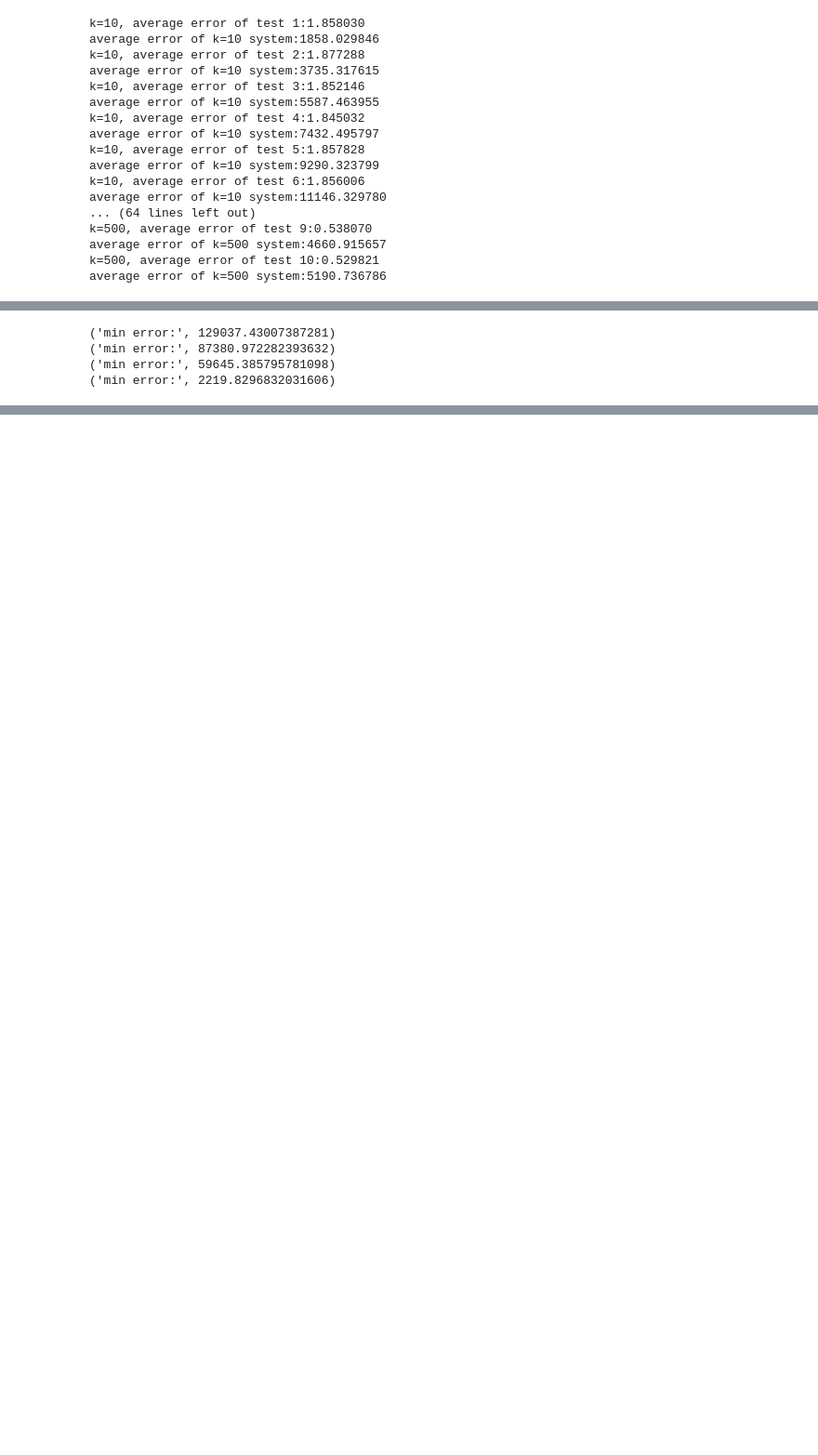
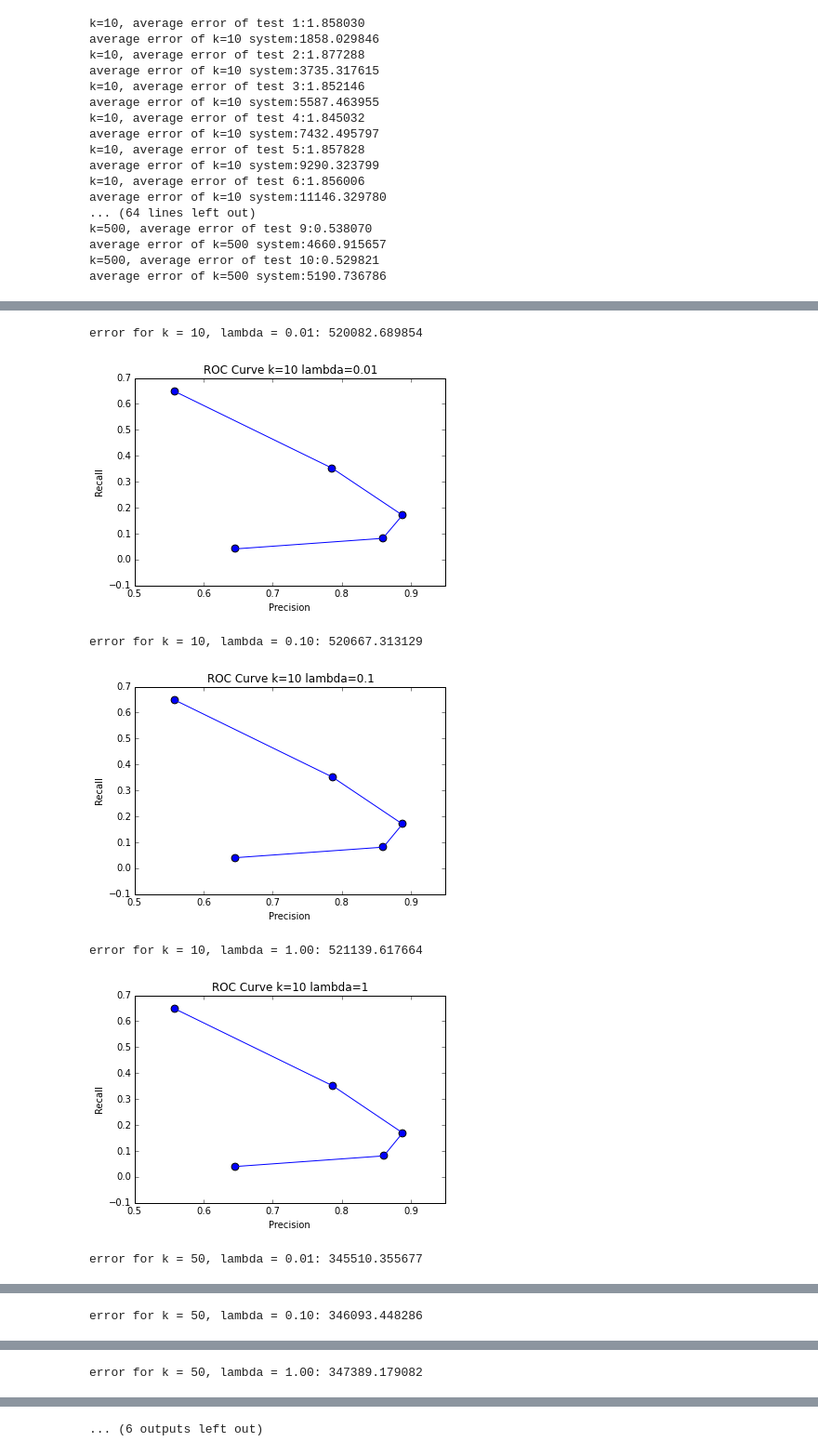
Before and after one commit to hc934/EE_219, a Jupyter notebook: hw3.ipynb, the cells around one changed output, grey strips where cells are left out. Shown at 93% size. Drawn from its saved outputs; the diff is of its cells as text; code cells hidden in the pictures; blank space fills up the shorter version.

```diff
--- a/hw3.ipynb
+++ b/hw3.ipynb
@@ -278,26 +303,32 @@ for k in (10, 50, 100, 500):
 # %%
-m, n = R_1.shape
+m, n = R.shape
 n_iterations = 100
 min_error = np.inf
-lmbda = 0.1
-for k in (10, 50, 100, 500):
-    U = 5 * np.random.rand(m, k)
-    V = 5 * np.random.rand(k, n)
-    errors = []
-    for it in range(n_iterations):
-        U = np.linalg.solve(np.dot(V, V.T) + lmbda * np.eye(k), np.dot(V, R_1.T)).T
-        V = np.linalg.solve(np.dot(U.T, U) + lmbda * np.eye(k), np.dot(U.T, R_1))
-        error = get_error(R_1, U, V, W_1)
-        errors.append(error)
+for k in (10, 50, 100):
+    for lmbda in (0.01, 0.1, 1):
+        U = 5 * np.random.rand(m, k)
+        V = 5 * np.random.rand(k, n)
+        errors = []
+        for it in range(n_iterations):
+            U = np.linalg.solve(np.dot(V, V.T) + lmbda * np.eye(k), np.dot(V, R.T)).T
+            V = np.linalg.solve(np.dot(U.T, U) + lmbda * np.eye(k), np.dot(U.T, R))
+            error = get_error(R, U, V, W)
+            errors.append(error)
 
-        # find the R_hat with min error
-        if error<min_error:
-            min_error = error
-            R_hat = np.dot(U, V)
+            # find the R_hat with min error
+#             if error<min_error:
+#                 min_error = error
+#                 R_hat = np.dot(U, V)
+        R_hat = np.dot(U, V)
+        print("error for k = %d, lambda = %.2f: %f"%(k, lmbda, error))
 
-    print("min error:", min_error)
+        # plot roc curve
+        plot_roc(R_hat, R, k, lmbda)
 # %% [output]
-('min error:', 129037.43007387281)
-('min error:', 87380.972282393632)
-('min error:', 59645.385795781098)
-('min error:', 2219.8296832031606)
+error for k = 10, lambda = 0.01: 520082.689854
+[figure, added]
+error for k = 10, lambda = 0.10: 520667.313129
+[figure, added]
+error for k = 10, lambda = 1.00: 521139.617664
+[figure, added]
+error for k = 50, lambda = 0.01: 345510.355677
@@ -303,0 +336 @@ for k in (10, 50, 100, 500):
+error for k = 50, lambda = 0.10: 346093.448286
@@ -303,0 +338 @@ for k in (10, 50, 100, 500):
+error for k = 50, lambda = 1.00: 347389.179082
@@ -303,0 +340 @@ for k in (10, 50, 100, 500):
+... (6 outputs left out)
```
Also changed, not shown: parts of 13 cells of this notebook.
